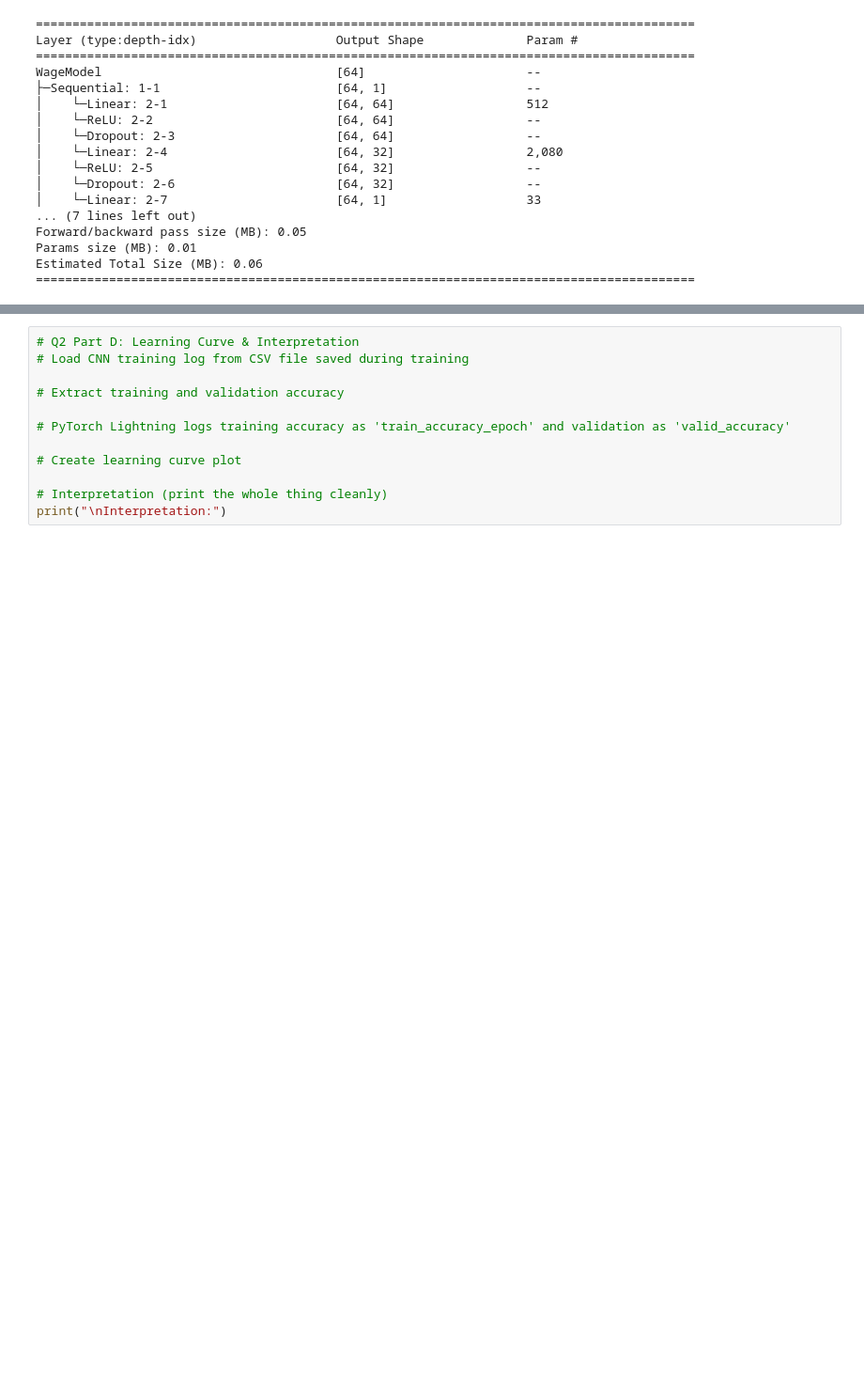
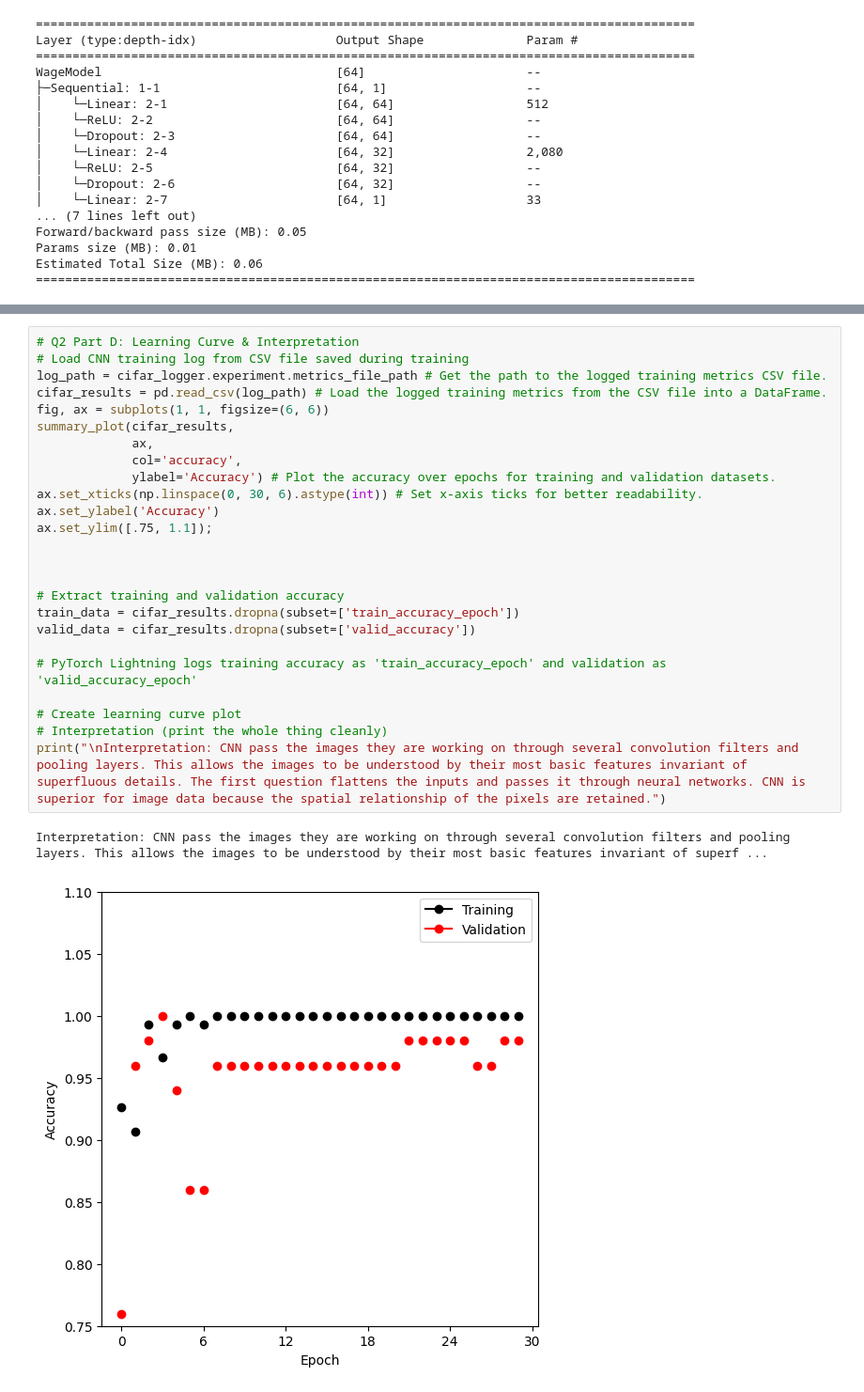
Before and after one commit to Owenneal1/2025AAE722_OwenHirsch, a Jupyter notebook: lab 10/Lab 10 OH.ipynb, the cells around one changed output, grey strips where cells are left out. Shown at 94% size. Drawn from its saved outputs; the diff is of its cells as text; blank space fills up the shorter version.

Commit message:
summary

```diff
--- a/lab 10/Lab 10 OH.ipynb
+++ b/lab 10/Lab 10 OH.ipynb
@@ -505,12 +697,28 @@ from torch.optim import Adam
 # %%
 # Q2 Part D: Learning Curve & Interpretation
 # Load CNN training log from CSV file saved during training
+log_path = cifar_logger.experiment.metrics_file_path # Get the path to the logged training metrics CSV file.
+cifar_results = pd.read_csv(log_path) # Load the logged training metrics from the CSV file into a DataFrame.
+fig, ax = subplots(1, 1, figsize=(6, 6))
+summary_plot(cifar_results,
+             ax,
+             col='accuracy',
+             ylabel='Accuracy') # Plot the accuracy over epochs for training and validation datasets.
+ax.set_xticks(np.linspace(0, 30, 6).astype(int)) # Set x-axis ticks for better readability.
+ax.set_ylabel('Accuracy')
+ax.set_ylim([.75, 1.1]);
+
+
 
 # Extract training and validation accuracy
+train_data = cifar_results.dropna(subset=['train_accuracy_epoch'])
+valid_data = cifar_results.dropna(subset=['valid_accuracy'])
 
-# PyTorch Lightning logs training accuracy as 'train_accuracy_epoch' and validation as 'valid_accuracy'
+# PyTorch Lightning logs training accuracy as 'train_accuracy_epoch' and validation as 'valid_accuracy_epoch'
 
 # Create learning curve plot
-
 # Interpretation (print the whole thing cleanly)
-print("\nInterpretation:")
+print("\nInterpretation: CNN pass the images they are working on through several convolution filters and pooling layers. This allows the images to be understood by their most basic features invariant of superfluous details. The first question flattens the inputs and passes it through neural networks. CNN is superior for image data because the spatial relationship of the pixels are retained.")
+# %% [output]
+Interpretation: CNN pass the images they are working on through several convolution filters and pooling layers. This allows the images to be understood by their most basic features invariant of superf ...
+[figure, added]
```
Also changed, not shown: parts of 9 cells of this notebook, 2 other files.
